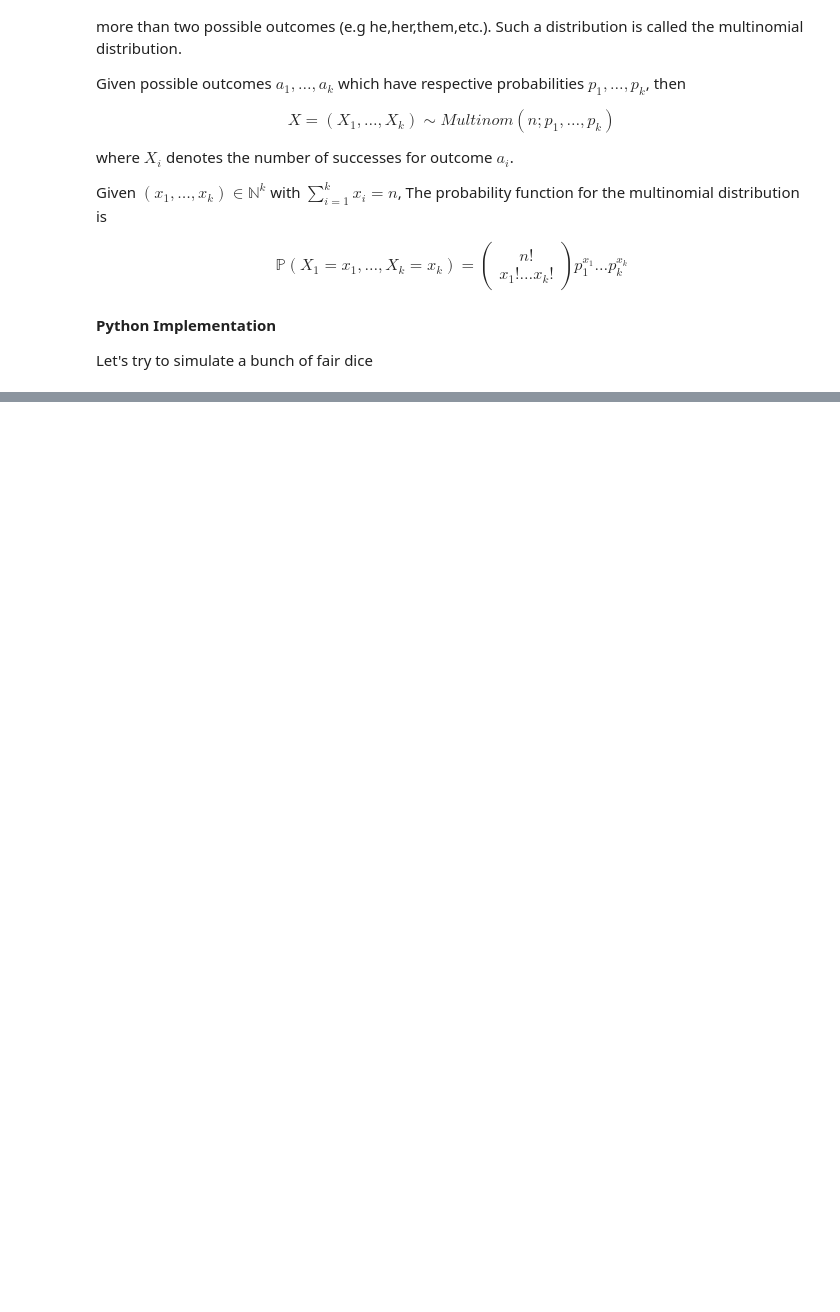
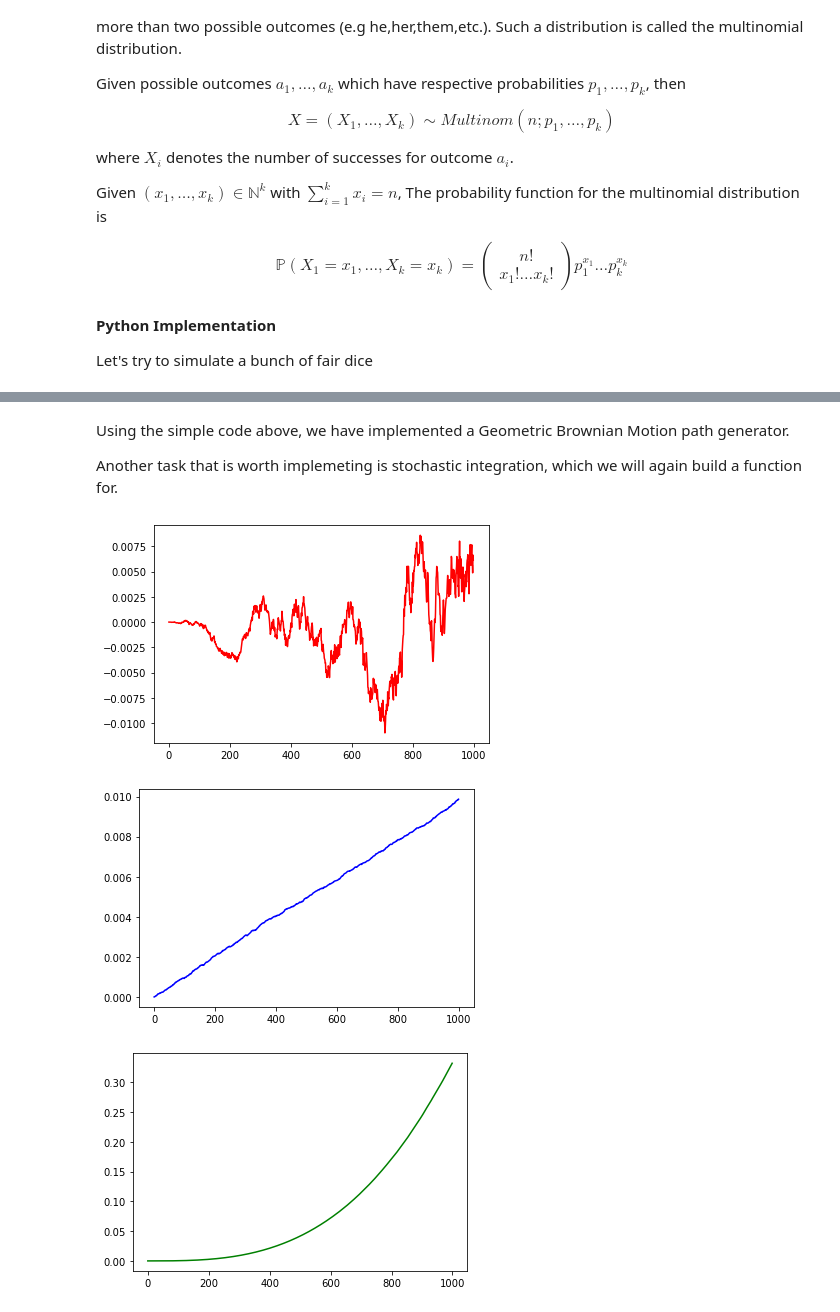
Before and after one commit to theheavygluon/Risk-Management-Course, a Jupyter notebook: Lecture 2 - Statistical Distributions and Stochastic Processes.ipynb, the cells around one changed output, grey strips where cells are left out. Saved outputs shown, nothing was run; the diff lists cells and outputs as text; code cells hidden in the pictures; blank space fills up the shorter version.

```diff
--- a/Lecture 2 - Statistical Distributions and Stochastic Processes.ipynb
+++ b/Lecture 2 - Statistical Distributions and Stochastic Processes.ipynb
@@ -877,0 +953,29 @@ where $W_t$ represents a standard weiner process and $d\rho$ reads out "the chan
+# %% [markdown]
+Using the simple code above, we have implemented a Geometric Brownian Motion path generator.
+
+Another task that is worth implemeting is stochastic integration, which we will again build a function for.
+# %%
+#NOTE: this has been lifted from tch on https://stackoverflow.com/questions/33053940/stochastic-integration-with-python
+
+def ito_int(mu,sigma,x0,T): #mu(t,X_t) and sigma(t,X_t) are functions, x0 is the initial condition, T are the times
+    N = len(T) #number of timesteps
+
+    I = np.zeros((N,len(x0)))#initalization
+    I[0] = x0 #intial conditions
+    for i in range(N-1):
+        dt = T[i+1]-T[i] #timestep length
+        dWt = np.random.normal(0,dt) #weiner change
+        I[i+1] = I[i] + mu(T[i],I[i])*dt + sigma(T[i],I[i])*dWt #the integral according to eq above
+    return I
+
+
+plt.plot(ito_int(lambda x,y: x*y,lambda x,y: x,[0],np.linspace(0,1,1000)),color='red') #mu=t*X_t, sigma = t
+plt.show()
+plt.plot(ito_int(lambda x,y: 1/100,lambda x,y: 1/100,[0],np.linspace(0,1,1000)),color='blue') #mu=1/100, sigma = 1/100
+plt.show()
+plt.plot(ito_int(lambda x,y: x**2,lambda x,y: y**2,[0],np.linspace(0,1,1000)),color='green') #mu=t^2, sigma = X_t^2
+plt.show()
+# %% [output]
+[figure, added]
+[figure, added]
+[figure, added]
```
Also changed, not shown: parts of 47 cells of this notebook, 1 other file.
